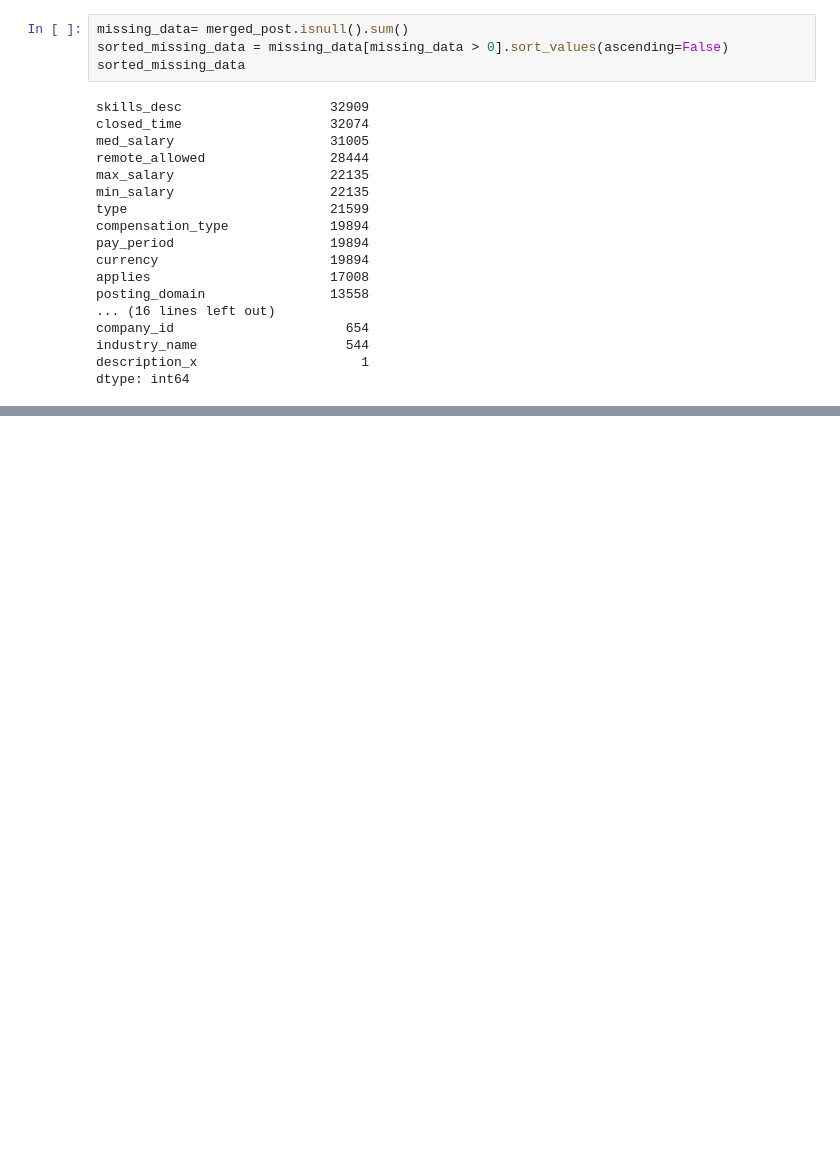
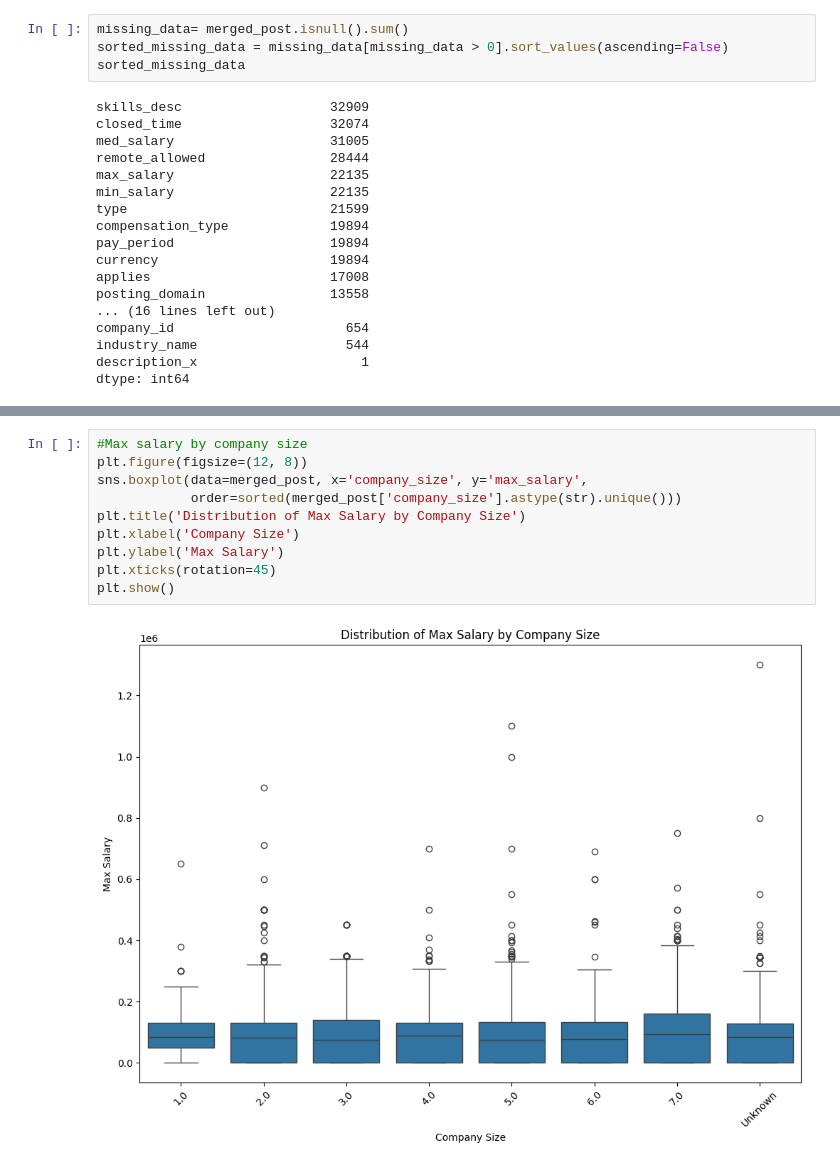
Before and after one commit to com-480-data-visualization/com-480-RYL, a Jupyter notebook: EDA.ipynb, the cells around one changed output, grey strips where cells are left out. Cells and saved outputs as stored; diff of their text form; blank space fills up the shorter version.

```diff
--- a/EDA.ipynb
+++ b/EDA.ipynb
@@ -141,0 +173,12 @@ for column in ['skills_desc', 'remote_allowed', 'compensation_type', 'type', 'pa
+# %%
+#Max salary by company size
+plt.figure(figsize=(12, 8))
+sns.boxplot(data=merged_post, x='company_size', y='max_salary',
+            order=sorted(merged_post['company_size'].astype(str).unique()))
+plt.title('Distribution of Max Salary by Company Size')
+plt.xlabel('Company Size')
+plt.ylabel('Max Salary')
+plt.xticks(rotation=45)
+plt.show()
+# %% [output]
+[figure, added]
```
Also changed, not shown: parts of 14 cells of this notebook.
